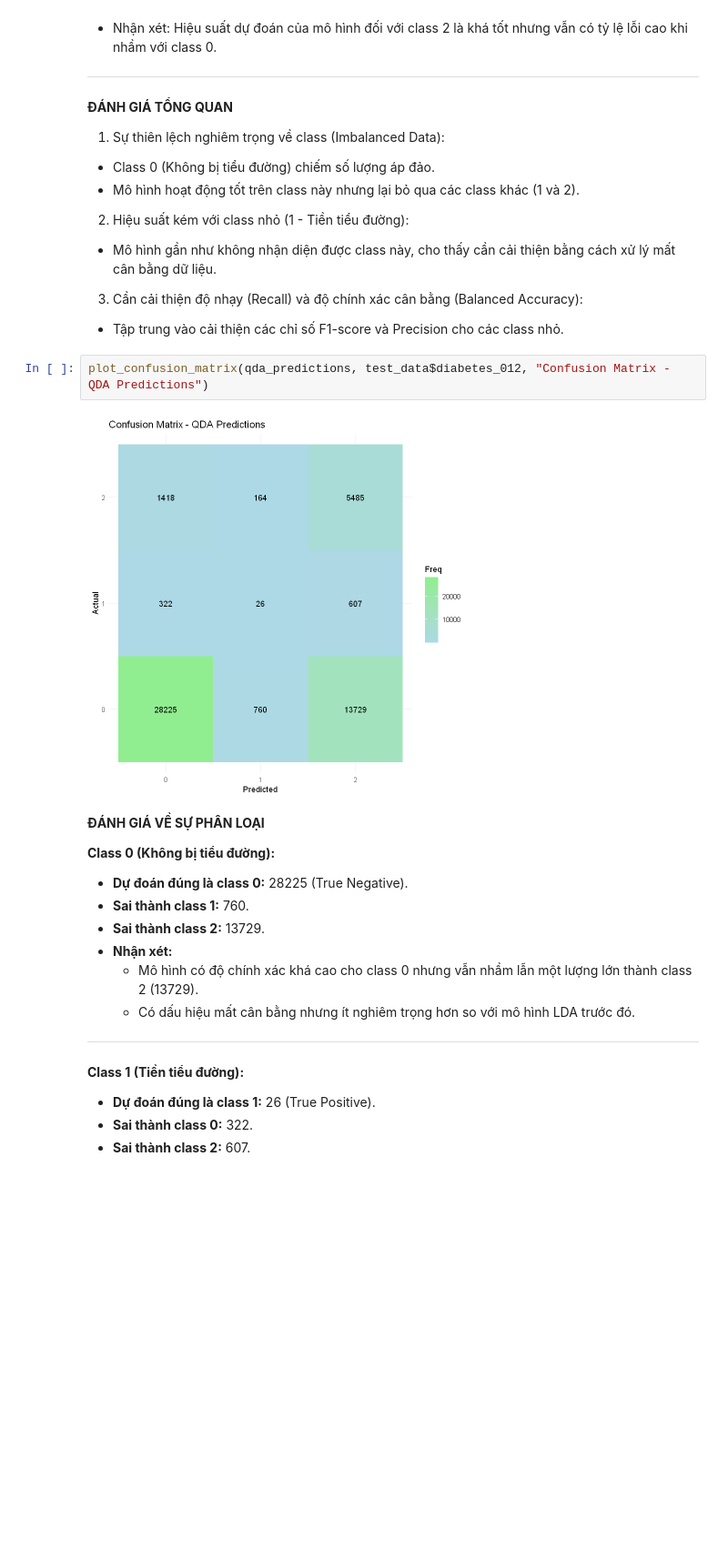
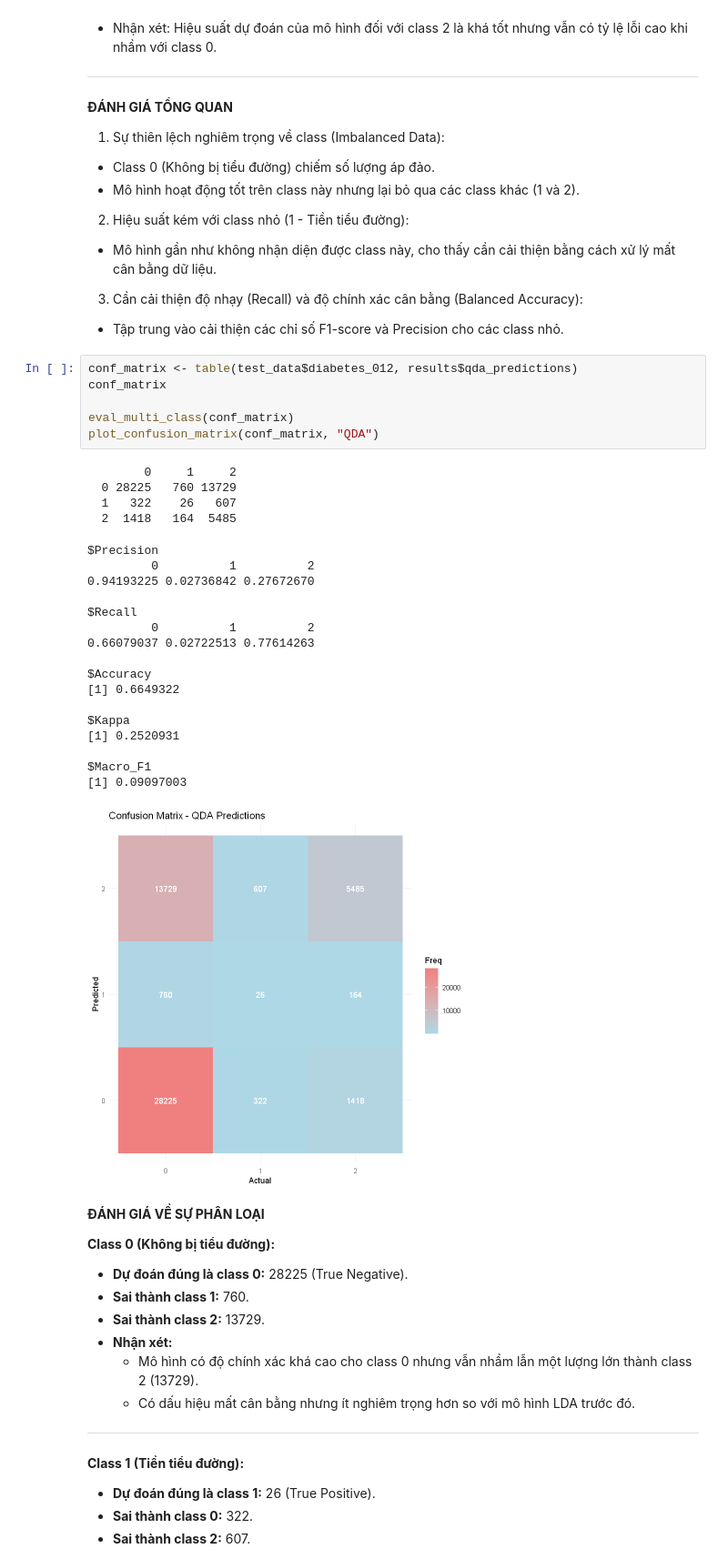
Before and after one commit to tandao0909/statistical-data-processing-project, a Jupyter notebook: model/lda.ipynb, the cells around one changed output. Shown at 91% size. Drawn from its saved outputs; the diff is of its cells as text; blank space fills up the shorter version.

```diff
--- a/model/lda.ipynb
+++ b/model/lda.ipynb
@@ -347,10 +382,34 @@ Class 2 (Bị tiểu đường):
 - Mô hình gần như không nhận diện được class này, cho thấy cần cải thiện bằng cách xử lý mất cân bằng dữ liệu.
 3. Cần cải thiện độ nhạy (Recall) và độ chính xác cân bằng (Balanced Accuracy):
 - Tập trung vào cải thiện các chỉ số F1-score và Precision cho các class nhỏ.
-# %%
-plot_confusion_matrix(qda_predictions, test_data$diabetes_012, "Confusion Matrix - QDA Predictions")
-# %% [output]
-[figure, removed]
+# %%
+conf_matrix <- table(test_data$diabetes_012, results$qda_predictions)
+conf_matrix
+
+eval_multi_class(conf_matrix)
+plot_confusion_matrix(conf_matrix, "QDA")
+# %% [output]
+        0     1     2
+  0 28225   760 13729
+  1   322    26   607
+  2  1418   164  5485
+$Precision
+         0          1          2
+0.94193225 0.02736842 0.27672670
+
+$Recall
+         0          1          2
+0.66079037 0.02722513 0.77614263
+
+$Accuracy
+[1] 0.6649322
+
+$Kappa
+[1] 0.2520931
+
+$Macro_F1
+[1] 0.09097003
+[figure, added]
 # %% [markdown]
  **ĐÁNH GIÁ VỀ SỰ PHÂN LOẠI**
 
```
Also changed, not shown: parts of 43 cells of this notebook.
